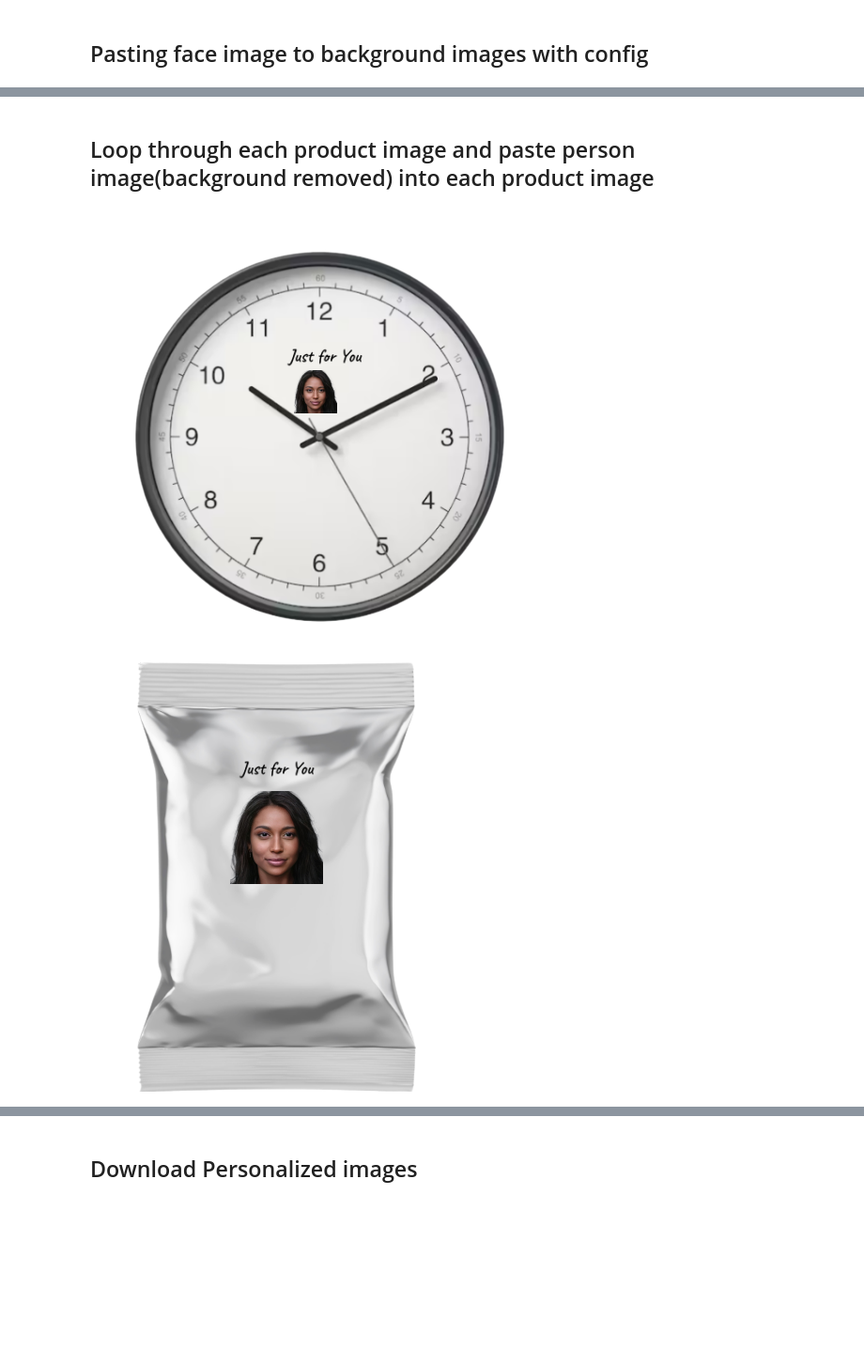
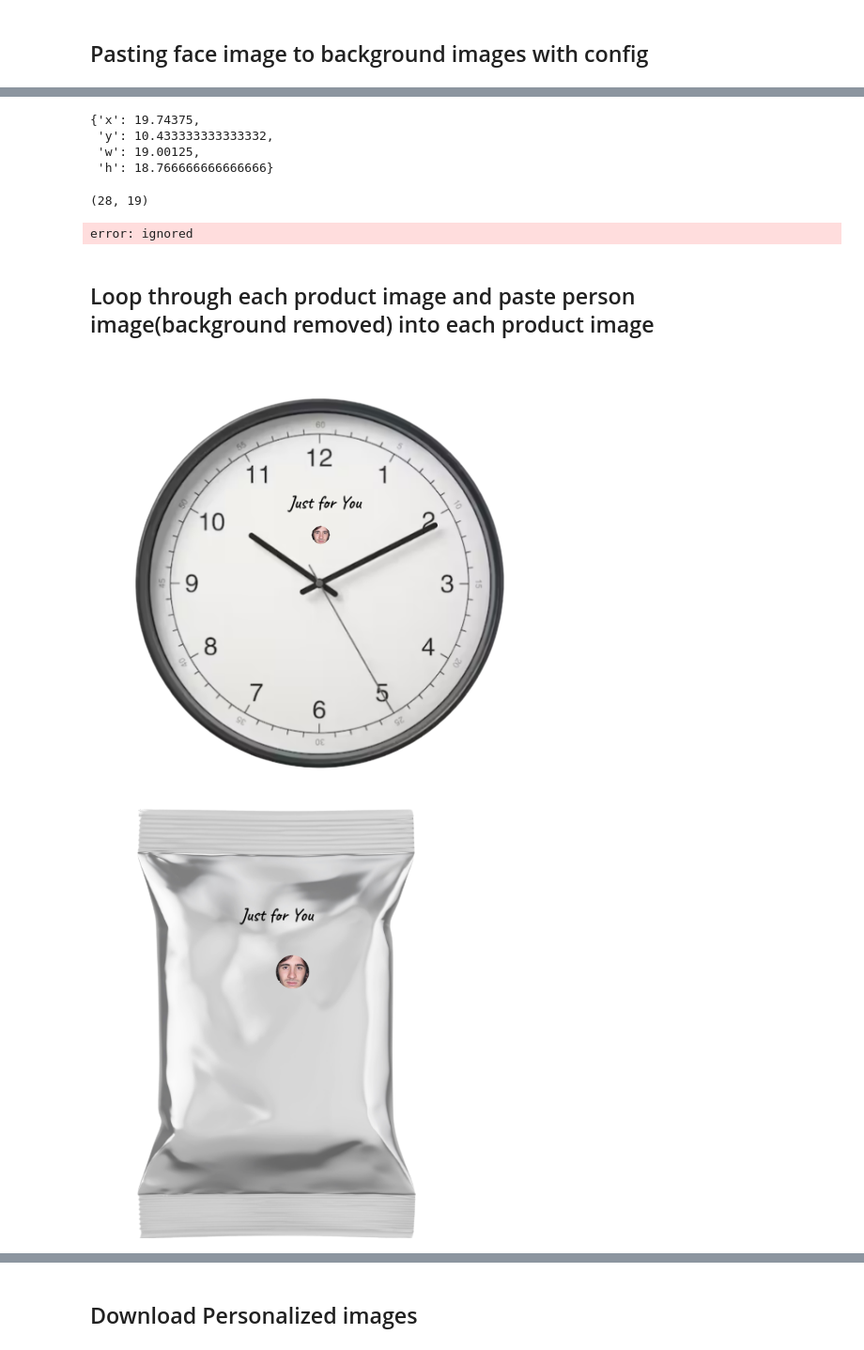
Before and after one commit to MaheeGamage/Product-Personalization-Colab, a Jupyter notebook: Product_personalization.ipynb, the cells around one changed output, grey strips where cells are left out. Shown: that part at 94% size. Saved outputs shown, nothing was run; the diff lists cells and outputs as text; code cells hidden in the pictures; blank space fills up the shorter version.

Commit message:
Face detection and croping added

```diff
--- a/Product_personalization.ipynb
+++ b/Product_personalization.ipynb
@@ -64,6 +64,8 @@ products_image_path = "/content/drive/MyDrive" + gdrive_products_path
 products_image_config_file_name = "image_generation_config.json"
 
 personalized_image_output_path = '/content/PersonalizedImageOutput'
+
+face_detection_classifier_path = products_image_path + "/src/haarcascade_frontalface_default.xml"
 # %% [markdown]
 ## Setup
 # %%
@@ -391,0 +426,2 @@ mask_image_file = person_image_mask_folder_path + "/" + mask_image_name
+# %%
+(x,y,w,h) = single_face_info
@@ -391,0 +432,6 @@ mask_image_file = person_image_mask_folder_path + "/" + mask_image_name
+# %%
+height = img.shape[0]
+width = img.shape[1]
+channels = img.shape[2]
+# %%
+relative_face_detection_info = (x/width, y/height, w/width, h/height)
@@ -391,0 +469,11 @@ mask_image_file = person_image_mask_folder_path + "/" + mask_image_name
+# %%
+detected_face
+# %% [output]
+{'x': 19.74375,
+ 'y': 10.433333333333332,
+ 'w': 19.00125,
+ 'h': 18.766666666666666}
+# %%
+center
+# %% [output]
+(28, 19)
@@ -392,3 +483,30 @@ mask_image_file = person_image_mask_folder_path + "/" + mask_image_name
+# %%
+s_img_org = cv2.imread(person_image_file)
+# s_img = image_resize(s_img_org, width = product['personImage']['size']['width'])
+s_img = resize_image_with_max_height_and_width(
+    s_img_org,
+    max_width=product['personImage']['size']['max_width'],
+    max_height=product['personImage']['size']['max_height']
+)
+
+(x,y,w,h) = relative_face_detection_info
+height = s_img.shape[0]
+width = s_img.shape[1]
+
+detected_face = {
+    'x': x*width,
+    'y': y*height,
+    'w': w*width,
+    'h': h*height
+}
+
+center = (detected_face['x'] + detected_face['w']//2, detected_face['y'] + detected_face['h']//2)
+radius = int(2 * w/2)
+face_mask = np.zeros_like(img)
+cv2.circle(face_mask, center, radius, (255, 255, 255), -1, cv2.LINE_AA)
+invered_face_mask = 1.0 - face_mask
+# %% [output]
+error: ignored
 # %% [markdown]
 ## Loop through each product image and paste person image(background removed) into each product image
 # %%
@@ -406,33 +524,54 @@ for product in productConfig:
       max_height=product['personImage']['size']['max_height']
   )
 
+  (x,y,w,h) = relative_face_detection_info
+  height = s_img.shape[0]
+  width = s_img.shape[1]
+
+  detected_face = {
+    'x': int(x*width),
+    'y': int(y*height),
+    'w': int(w*width),
+    'h': int(h*height)
+  }
+
+  center = (detected_face['x'] + detected_face['w']//2, detected_face['y'] + detected_face['h']//2)
+  radius = int(1 * detected_face['w']/2)
+  face_mask = np.zeros_like(s_img)
+  cv2.circle(face_mask, center, radius, (255, 255, 255), -1, cv2.LINE_AA)
+  invered_face_mask = 1.0 - face_mask
+
   l_img = cv2.imread(products_image_path + "/" + product["imageName"], cv2.IMREAD_UNCHANGED)
   mask_org = cv2.imread(mask_image_file)
   # mask = image_resize(mask_org, width = product['personImage']['size']['width'])
   mask = resize_image_with_max_height_and_width(
       mask_org,
       max_width=product['personImage']['size']['max_width'],
       max_height=product['personImage']['size']['max_height']
   )
+  # Make circular face
+  # mask = mask - invered_face_mask
+  mask = cv2.bitwise_and(mask, face_mask)
+  # mask.clip(0)
 
   new_img = copy.copy(l_img)
 
   x_offset, y_offset = calculateOffset(product, s_img)
 
   y1, y2 = y_offset, y_offset + s_img.shape[0]
   x1, x2 = x_offset, x_offset + s_img.shape[1]
 
   alpha_s = mask[:,:,0] / 255.0
   alpha_l = 1.0 - alpha_s
   alpha_background_origina = l_img[:,:,3]
 
   for c in range(0, 3):
     new_img[y1:y2, x1:x2, c] = (alpha_s * s_img[:, :, c] + alpha_l * l_img[y1:y2, x1:x2, c])
 
   np.dstack([new_img, alpha_background_origina])
 
   cv2_imshow(new_img)
   cv2.imwrite(os.path.join(personalized_image_output_path, product['imageName']), new_img)
 # %% [output]
-[figure, old version]
+[figure, new version]
-[figure, old version]
+[figure, new version]
```
Also changed, not shown: parts of 22 cells of this notebook.
